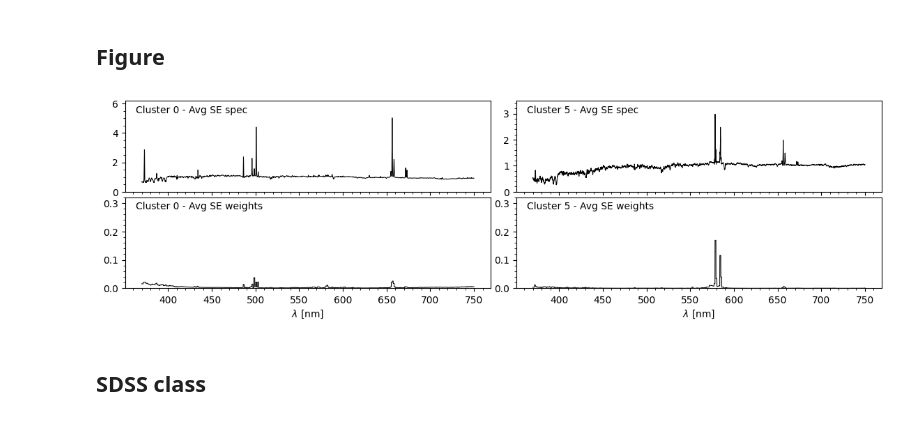
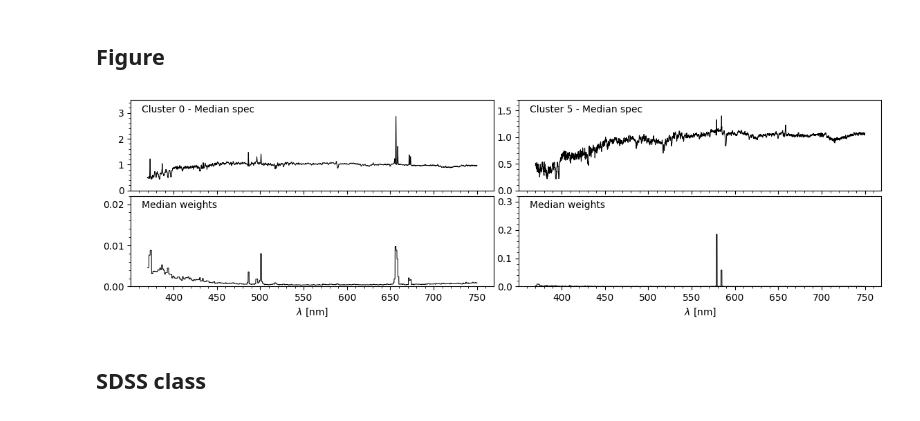
Before and after one commit to ed-ortizm/xai-astronomy, a Jupyter notebook: thesis/04_clustering_xai/03_se_cluster_analysis.ipynb, the cells around one changed output. Drawn from its saved outputs; the diff is of its cells as text; code cells hidden in the pictures.

Commit message:
feature: generate median spec and xai cluster figures

```diff
--- a/thesis/04_clustering_xai/03_se_cluster_analysis.ipynb
+++ b/thesis/04_clustering_xai/03_se_cluster_analysis.ipynb
@@ -952,12 +974,16 @@ Cluster 4: 103 out of 304 have NaN oiii_to_oii values.
 ## Data prep
 # %%
 # Cluster 0
-avg_weights_0 = weights_dict["weights_cluster_dict"][0].mean(axis=0)
-avg_spec_0 = weights_dict["spectra_cluster_dict"][0].mean(axis=0)
+weights_0 = weights_dict["weights_cluster_dict"][0]
+med_weights_0 = np.nanmedian(weights_0, axis=0)
+spec_0 = weights_dict["spectra_cluster_dict"][0]
+med_spec_0 = np.nanmedian(spec_0, axis=0)
 
 # Cluster 5
-avg_weights_5 = weights_dict["weights_cluster_dict"][5].mean(axis=0)
-avg_spec_5 = weights_dict["spectra_cluster_dict"][5].mean(axis=0)
+weights_5 = weights_dict["weights_cluster_dict"][5]
+med_weights_5 = np.nanmedian(weights_5, axis=0)
+spec_5 = weights_dict["spectra_cluster_dict"][5]
+med_spec_5 = np.nanmedian(spec_5, axis=0)
 # %% [markdown]
 ## Figure
 # %%
@@ -971,37 +997,35 @@ fig, axs = plt.subplots(
 )
 
 # Cluster 0
-axs[0, 0].plot(wave_nm, avg_spec_0, color="black", linewidth=lw)
+axs[0, 0].plot(wave_nm, med_spec_0, color="black", linewidth=lw)
 
-y_lims = (0, 6.2)
-y_ticks = np.arange(0, 7, 2)
+y_lims = (0, 3.5)
+y_ticks = range(0, 4, 1)
 axs[0, 0].set_ylim(y_lims)
 axs[0, 0].set_yticks(y_ticks)
 
 # weights
-axs[1, 0].plot(wave_nm, avg_weights_0, color="black", linewidth=lw)
+axs[1, 0].plot(wave_nm, med_weights_0, color="black", linewidth=lw)
 
 # ------------------------------------------------------------------
 # Cluster 5
-axs[0, 1].plot(wave_nm, avg_spec_5, color="black", linewidth=lw)
-y_lims = (0, 3.5)
-y_ticks = np.arange(0, 4, 1)
+axs[0, 1].plot(wave_nm, med_spec_5, color="black", linewidth=lw)
+y_lims = (0, 1.7)
+y_ticks = np.arange(0, 1.7, 0.5)
 axs[0, 1].set_ylim(y_lims)
 axs[0, 1].set_yticks(y_ticks)
 
 
 # weights
-axs[1, 1].plot(wave_nm, avg_weights_5, color="black", linewidth=lw)
+axs[1, 1].plot(wave_nm, med_weights_5, color="black", linewidth=lw)
 # --------------------------------------------------------------------
-y_lims = (0, 0.32)
-y_ticks = np.arange(0, 0.32, 0.1)
-# y_lims = (0, 0.045)
-# y_ticks = np.arange(0, 0.045, 0.02)
+y_lims = (0, 0.022)
+y_ticks = np.arange(0, 0.025, 0.01)
 axs[1, 0].set_ylim(y_lims)
 axs[1, 0].set_yticks(y_ticks)
 
-# y_lims = (0, 0.21)
-# y_ticks = np.arange(0, 0.21, 0.1)
+y_lims = (0, 0.32)
+y_ticks = np.arange(0, 0.32, 0.1)
 axs[1, 1].set_ylim(y_lims)
 axs[1, 1].set_yticks(y_ticks)
 # wavelength
@@ -1010,40 +1034,40 @@ axs[1, 1].set_xlabel(r"$\lambda$ [nm]")
 
 # set minor ticks on
 for ax in axs.flatten():
     ax.minorticks_on()
 
 # add text cluster 0
 axs[0, 0].text(
-    0.03, 0.95, 'Cluster 0 - Avg SE spec', transform=axs[0, 0].transAxes,
+    0.03, 0.95, 'Cluster 0 - Median spec', transform=axs[0, 0].transAxes,
     # fontsize=14,
     verticalalignment='top',
 )
 
 axs[1, 0].text(
-    0.03, 0.95, 'Cluster 0 - Avg SE weights', transform=axs[1, 0].transAxes,
+    0.03, 0.95, 'Median weights', transform=axs[1, 0].transAxes,
     # fontsize=14,
     verticalalignment='top',
 )
 
 # add text cluster 5
 axs[0, 1].text(
-    0.03, 0.95, 'Cluster 5 - Avg SE spec', transform=axs[0, 1].transAxes,
+    0.03, 0.95, 'Cluster 5 - Median spec', transform=axs[0, 1].transAxes,
     # fontsize=14,
     verticalalignment='top',
 )
 axs[1, 1].text(
-    0.03, 0.95, 'Cluster 5 - Avg SE weights', transform=axs[1, 1].transAxes,
+    0.03, 0.95, 'Median weights', transform=axs[1, 1].transAxes,
     # fontsize=14,
     verticalalignment='top',
 )
 
 plt.subplots_adjust(hspace=0.06, wspace=0.07)
 plt.show()
 # # save fig
-# fname = 'se_cluster_0_5'
-# fig.savefig(f"{ch_6_dir}/{fname}_avg.pdf", bbox_inches="tight")
+fname = 'se_cluster_0_5'
+fig.savefig(f"{ch_6_dir}/{fname}_med.pdf", bbox_inches="tight")
 # %% [output]
-[figure, old version]
+[figure, new version]
 # %% [markdown]
 ## SDSS class
 # %%
```
Also changed, not shown: parts of 10 cells of this notebook, 3 other files.
